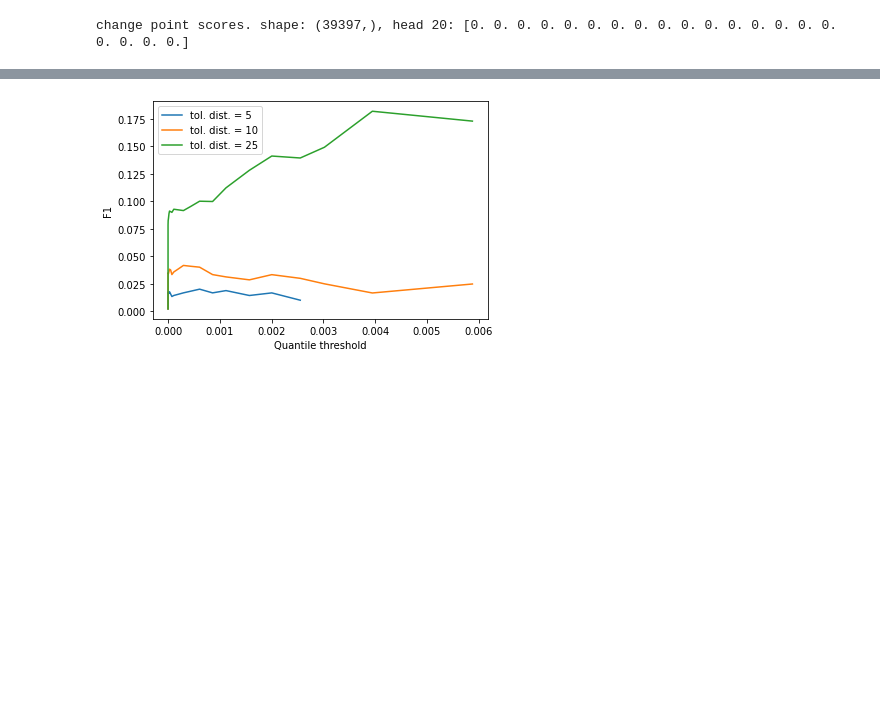
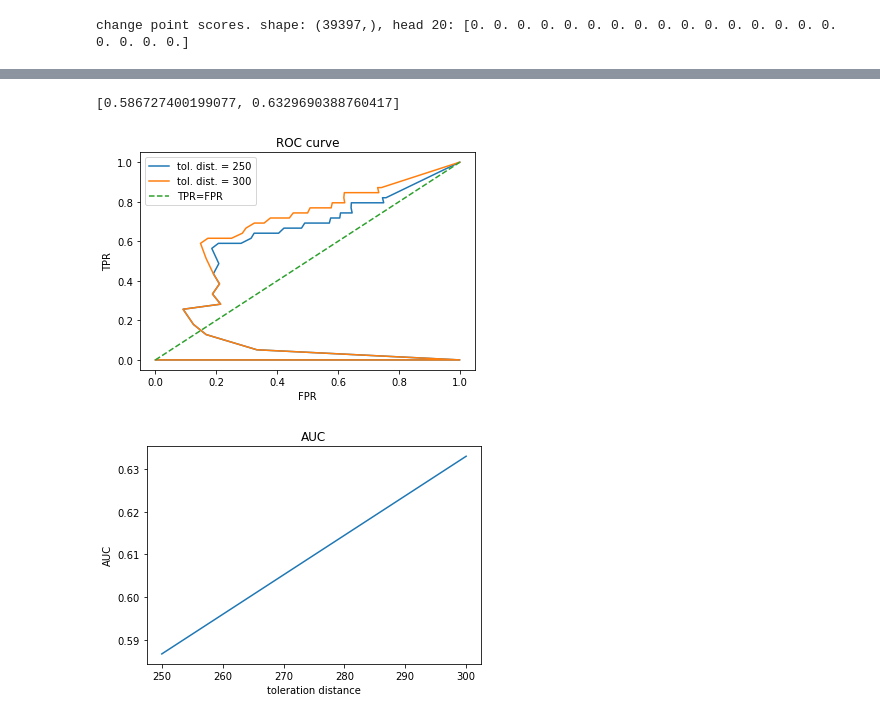
Before and after one commit to NhatVu/TIRE-custom, a Jupyter notebook: TIRE_example_notebook.ipynb, the cells around one changed output, grey strips where cells are left out. Drawn from its saved outputs; the diff is of its cells as text; code cells hidden in the pictures; blank space fills up the shorter version.

```diff
--- a/TIRE_example_notebook.ipynb
+++ b/TIRE_example_notebook.ipynb
@@ -184,5 +203,8 @@ CHANGED !!!!!!!!!!!!!!!!!!!
-# %%
-reload(utils)
-utils.get_F1(dissimilarities,tol_distances, breakpoints)
-# %% [output]
-[figure, removed]
+# %%
+#parameters for AUC calculation
+tol_distances = [250, 300]
+auc = utils.get_auc(dissimilarities,tol_distances, breakpoints)
+# %% [output]
+[0.586727400199077, 0.6329690388760417]
+[figure, added]
+[figure, added]
```
Also changed, not shown: parts of 12 cells of this notebook, 7 other files.
